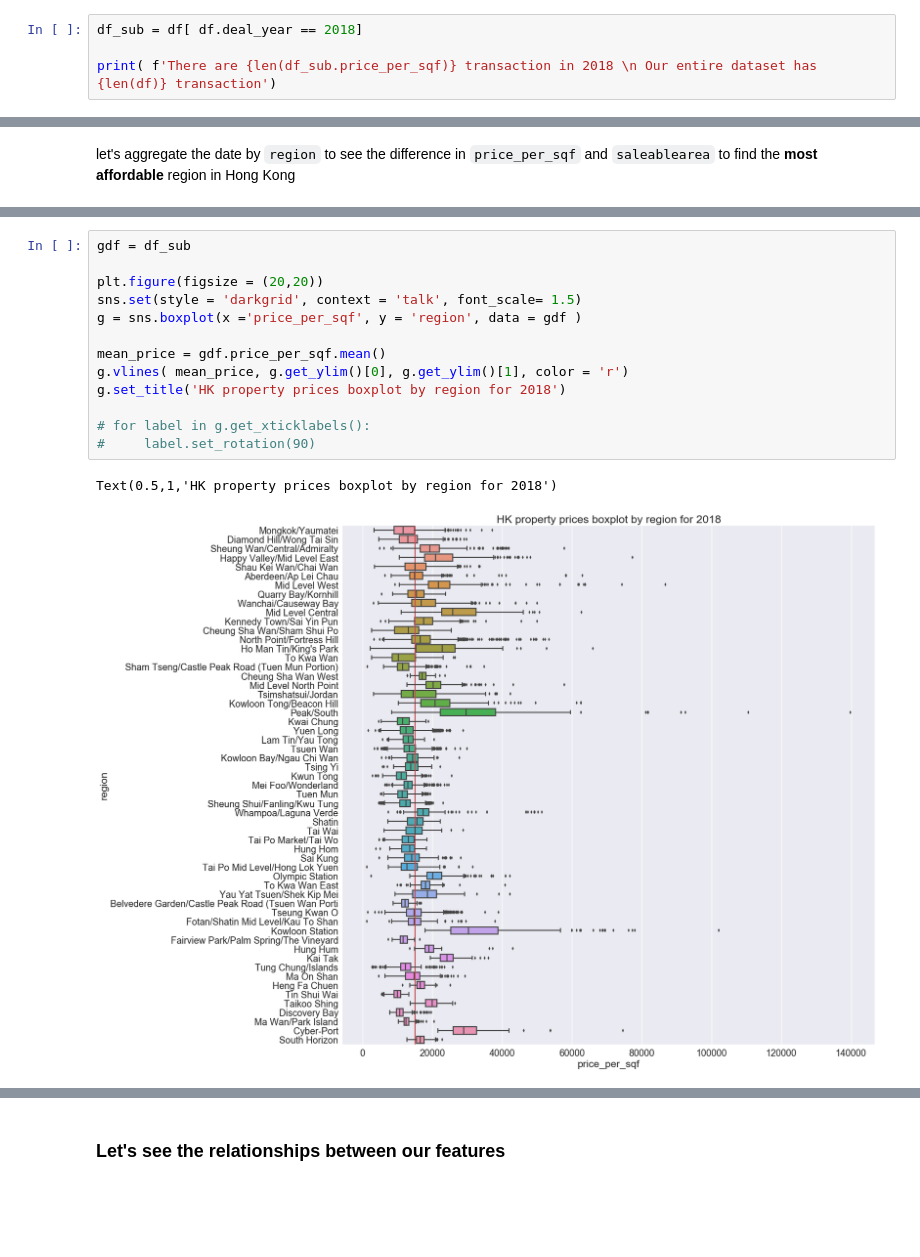
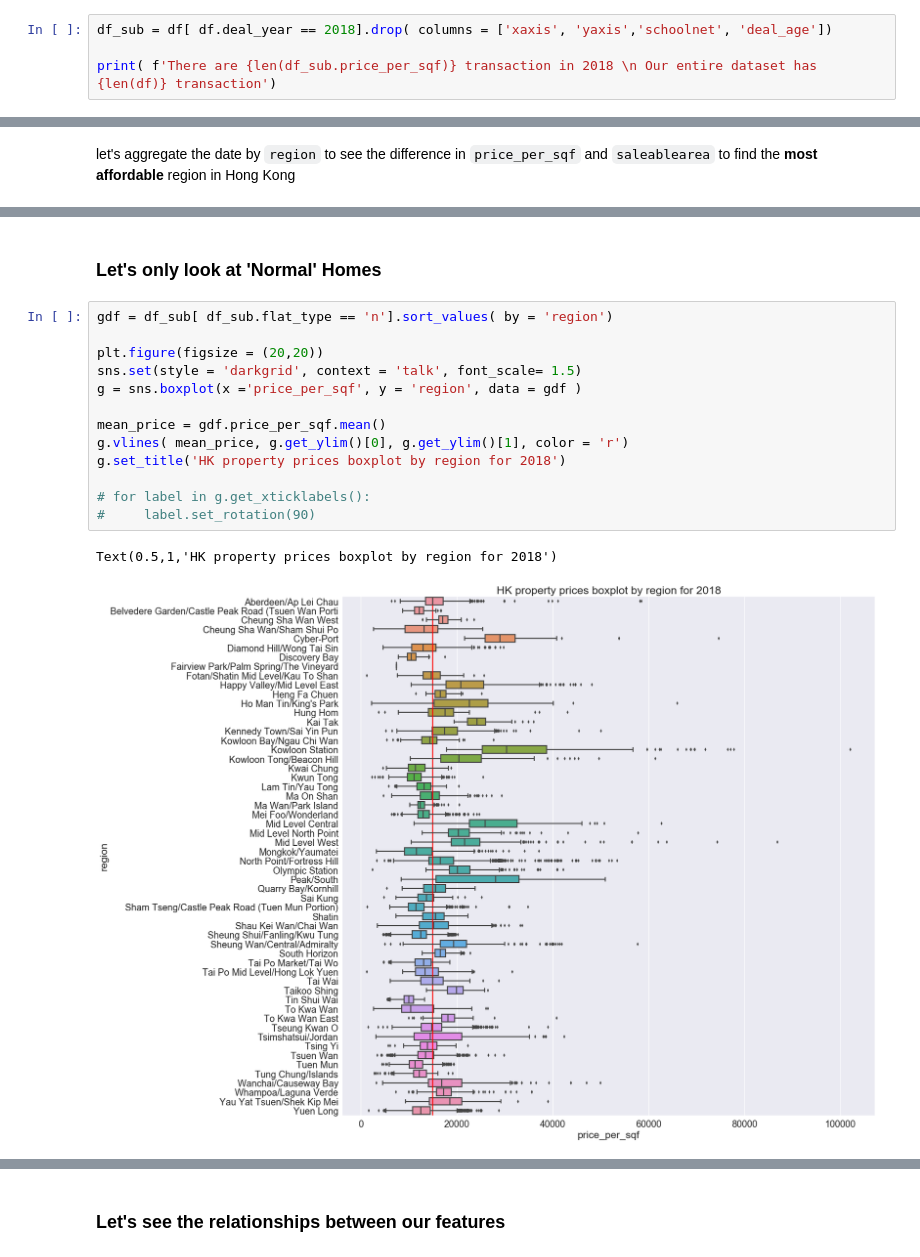
Before and after one commit to ohjho/ftds_oct_2018, a Jupyter notebook: Projects/BeginnerDataScience/02_eda.ipynb, the cells around one changed output, grey strips where cells are left out. Cells and saved outputs as stored; diff of their text form; blank space fills up the shorter version.

```diff
--- a/Projects/BeginnerDataScience/02_eda.ipynb
+++ b/Projects/BeginnerDataScience/02_eda.ipynb
@@ -30,7 +30,7 @@ df.head()
 ### Subsetting the Data
 for the easy of visualization, let's just focus on 2018 transaction records for now
 # %%
-df_sub = df[ df.deal_year == 2018]
+df_sub = df[ df.deal_year == 2018].drop( columns = ['xaxis', 'yaxis','schoolnet', 'deal_age'])
 
 print( f'There are {len(df_sub.price_per_sqf)} transaction in 2018 \n Our entire dataset has {len(df)} transaction')
 # %% [output]
@@ -202,16 +214,18 @@ g.legend(loc='upper right')
+# %% [markdown]
+### Let's only look at 'Normal' Homes
 # %%
-gdf = df_sub
+gdf = df_sub[ df_sub.flat_type == 'n'].sort_values( by = 'region')
 
 plt.figure(figsize = (20,20))
 sns.set(style = 'darkgrid', context = 'talk', font_scale= 1.5)
 g = sns.boxplot(x ='price_per_sqf', y = 'region', data = gdf )
 
 mean_price = gdf.price_per_sqf.mean()
 g.vlines( mean_price, g.get_ylim()[0], g.get_ylim()[1], color = 'r')
 g.set_title('HK property prices boxplot by region for 2018')
 
 # for label in g.get_xticklabels():
 #     label.set_rotation(90)
 # %% [output]
 Text(0.5,1,'HK property prices boxplot by region for 2018')
-[figure, old version]
+[figure, new version]
```
Also changed, not shown: parts of 19 cells of this notebook, 13 other files.
